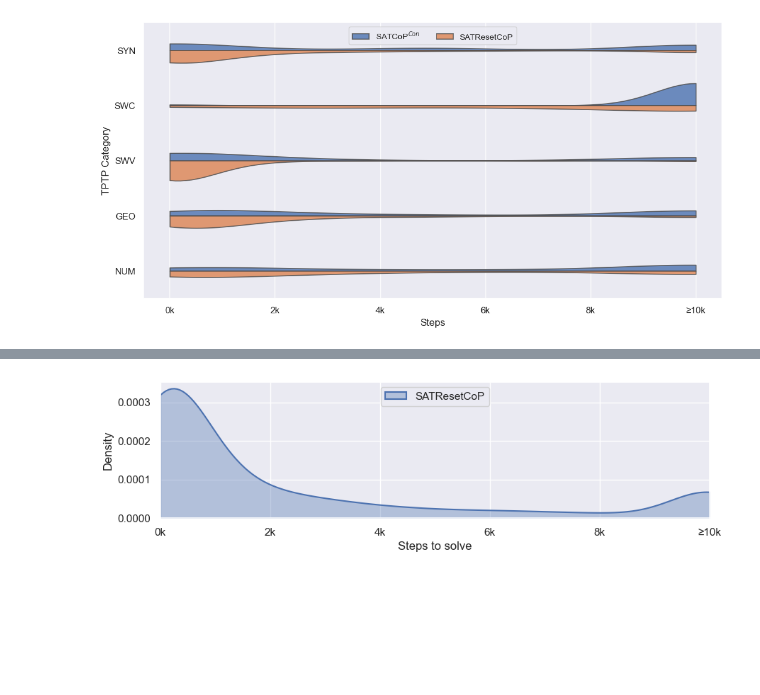
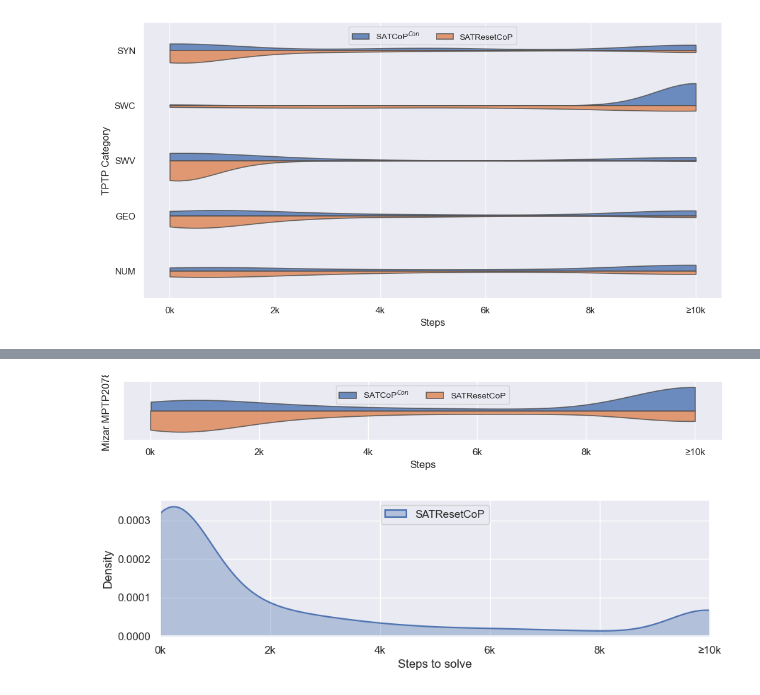
Before and after one commit to mfixman/connections, a Jupyter notebook: jupyter/Vampire.ipynb, the cells around one changed output, grey strips where cells are left out. Cells and saved outputs as stored; diff of their text form; code cells hidden in the pictures; blank space fills up the shorter version.

Commit message:
Adding Mizar data.

```diff
--- a/jupyter/Vampire.ipynb
+++ b/jupyter/Vampire.ipynb
@@ -49,3 +49,9 @@ data = data.sort_values(by = 'strategy', key = lambda x: x.map(strategies.index)
 assert data.groupby('problem').strategy.count().nunique() == 1
 assert data.groupby('strategy').problem.count().nunique() == 1
 assert not data.problem_type.isnull().any()
+# %%
+mizar = pandas.read_csv('results/Mizar.csv')
+
+mizar = mizar[mizar.strategy != 'PyCoP']
+mizar = mizar.replace({'strategy': renamer})
+mizar = mizar.sort_values(by = 'strategy', key = lambda x: x.map(strategies.index))
@@ -465,3 +496,41 @@ pyplot.savefig('Vampire/figures/violinplots.png', dpi = 300, bbox_inches = 'tigh
+# %%
+from matplotlib.ticker import FuncFormatter
+
+ratio = 2
+pyplot.rcParams["figure.figsize"] = (25 / ratio, 2.5 / ratio)
+
+lim = 10000
+cats = ['SYN', 'SWC', 'SWV', 'GEO', 'NUM']
+
+down = mizar[mizar.strategy.isin(['SATCoP^{Con}', 'SATResetCoP'])].groupby('problem').filter(lambda x: x.solved.any()).copy()
+down.loc[:, 'category'] = down.problem.str[:3]
+down.loc[~down.solved | (down.steps > lim), 'steps'] = lim
+down.loc[:, 'strat'] = down.strategy.str.replace(r'([_^].*)', r'$\1$', regex = True)
+
+seaborn.violinplot(
+    down,
+    x = 'steps',
+    hue = down.strat,
+    fill = True,
+    inner = None,
+    split = True,
+    cut = 0,
+    saturation = 1,
+    density_norm = 'area',
+    common_norm = True,
+    alpha = .8,
+    legend = True,
+)
+
+pyplot.ylabel('Mizar MPTP2078')
+pyplot.xlabel('Steps')
+
+pyplot.gca().xaxis.set_major_formatter(FuncFormatter(lambda x, _: (f'≥' if x == lim else '') +  f'{int(x // 1000)}k'))
+pyplot.legend(title = '', ncols = 2, loc = 9, fontsize = 'small')
+
+pyplot.savefig('Vampire/figures/violinplot_mizar.png', dpi = 300, bbox_inches = 'tight')
+# %% [output]
+[figure, added]
 # %%
 from matplotlib.ticker import FuncFormatter
 
```
Also changed, not shown: parts of 4 cells of this notebook, 6 other files.
